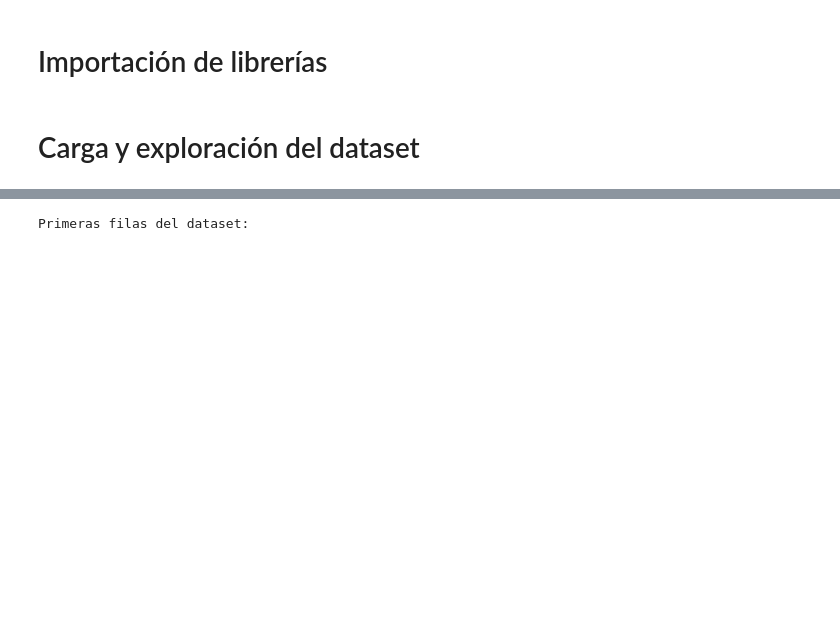
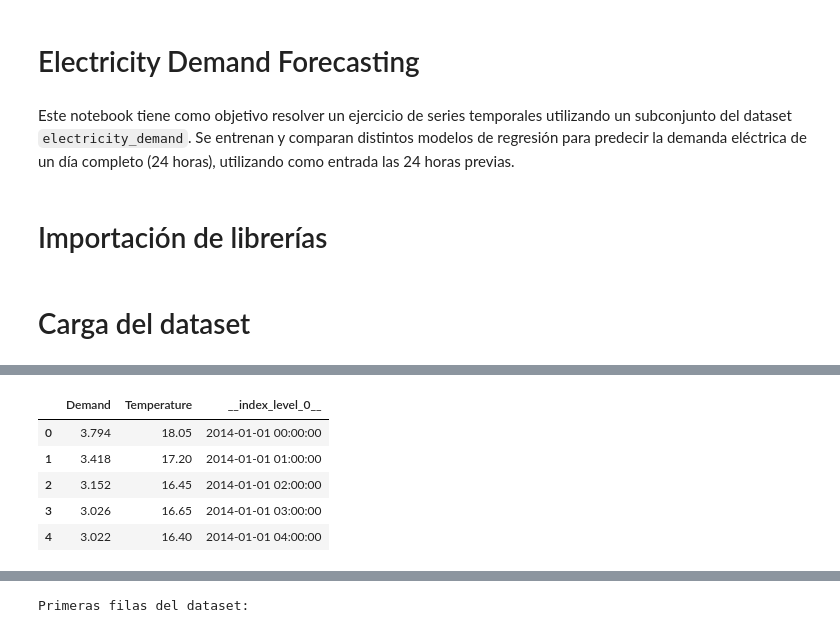
Before and after one commit to andresmtr/Prueba_BRM, a Jupyter notebook: 2_Series_forecasting/2_Series_forecasting.ipynb, the cells around one changed output, grey strips where cells are left out. Cells and saved outputs as stored; diff of their text form; code cells hidden in the pictures; blank space fills up the shorter version.

```diff
--- a/2_Series_forecasting/2_Series_forecasting.ipynb
+++ b/2_Series_forecasting/2_Series_forecasting.ipynb
@@ -1,3 +1,7 @@
+# %% [markdown]
+# Electricity Demand Forecasting
+# %% [markdown]
+Este notebook tiene como objetivo resolver un ejercicio de series temporales utilizando un subconjunto del dataset `electricity_demand`. Se entrenan y comparan distintos modelos de regresión para predecir la demanda eléctrica de un día completo (24 horas), utilizando como entrada las 24 horas previas.
 # %% [markdown]
 # Importación de librerías
 # %%
@@ -27,13 +31,15 @@ sns.set(style="whitegrid")
 # Explicabilidad
 import shap
 # %% [markdown]
-# Carga y exploración del dataset
+# Carga del dataset
 # %%
+# Se carga el conjunto de datos `rajistics/electricity_demand` desde Hugging Face. Este contiene valores de demanda eléctrica por hora.
+
 dataset = load_dataset("rajistics/electricity_demand", split="train")
 df = pd.DataFrame(dataset)
 print("Columnas disponibles:", df.columns)
 print("Primeras filas del dataset:")
-print(df.head())
+df.head()
 # %% [output]
 Columnas disponibles: Index(['Demand', 'Temperature', '__index_level_0__'], dtype='object')
 Primeras filas del dataset:
@@ -45,0 +46,6 @@ Primeras filas del dataset:
+|  | Demand | Temperature | __index_level_0__ |
+| 0 | 3.794 | 18.05 | 2014-01-01 00:00:00 |
+| 1 | 3.418 | 17.20 | 2014-01-01 01:00:00 |
+| 2 | 3.152 | 16.45 | 2014-01-01 02:00:00 |
+| 3 | 3.026 | 16.65 | 2014-01-01 03:00:00 |
+| 4 | 3.022 | 16.40 | 2014-01-01 04:00:00 |
```
Also changed, not shown: parts of 27 cells of this notebook, 5 other files.
